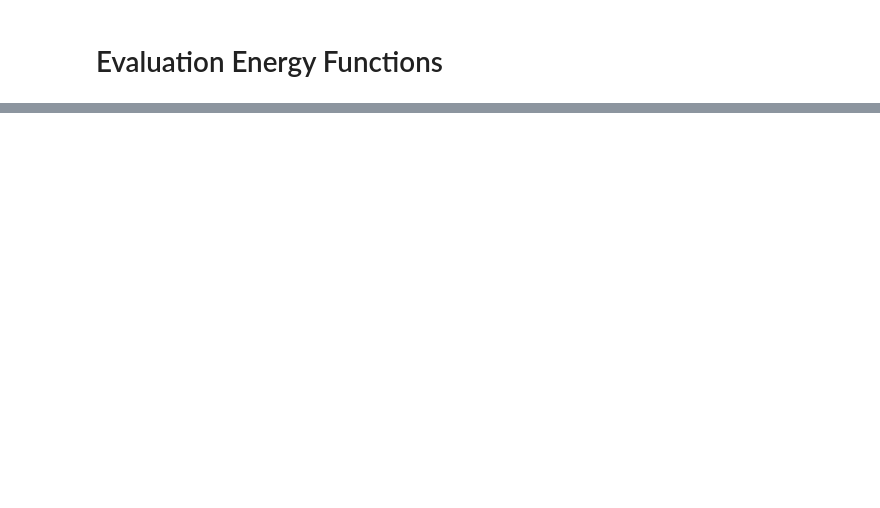
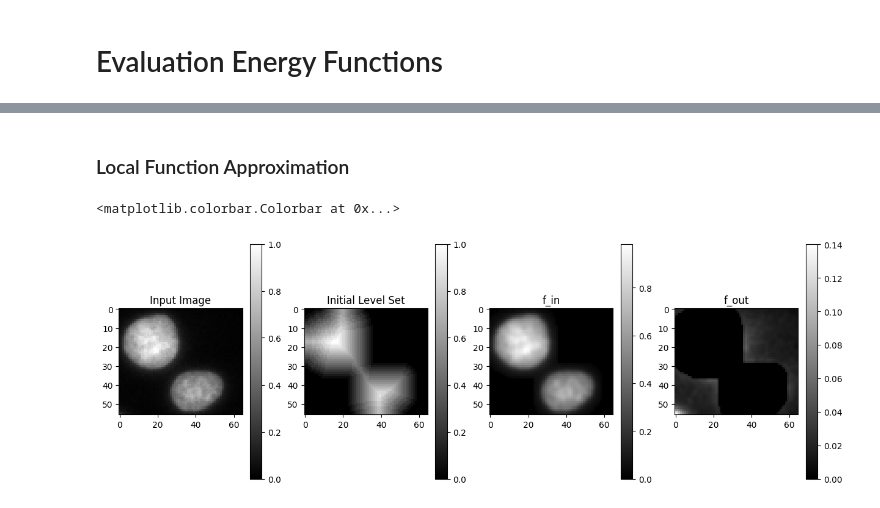
Before and after one commit to laufuentes/medical-image-project, a Jupyter notebook: energy_functions.ipynb, the cells around one changed output, grey strips where cells are left out. Drawn from its saved outputs; the diff is of its cells as text; code cells hidden in the pictures; blank space fills up the shorter version.

```diff
--- a/energy_functions.ipynb
+++ b/energy_functions.ipynb
@@ -49,0 +90,25 @@ force1.compute_force(initial_level_set>0).shape
+# %% [markdown]
+### Local Function Approximation
+# %%
+f_in = force3.f_in()
+f_out = force3.f_out()
+fig, ax = plt.subplots(1,4, figsize=(15,5))
+
+ax[0].set_title('Input Image')
+pos = ax[0].imshow(image, 'gray')
+fig.colorbar(pos, ax=ax[0])
+
+ax[1].set_title('Initial Level Set')
+pos = ax[1].imshow(initial_level_set, 'gray')
+fig.colorbar(pos, ax=ax[1])
+
+ax[2].set_title('f_in')
+pos = ax[2].imshow(f_in, 'gray')
+fig.colorbar(pos, ax=ax[2])
+
+ax[3].set_title('f_out')
+pos = ax[3].imshow(f_out, 'gray')
+fig.colorbar(pos, ax=ax[3])
+# %% [output]
+<matplotlib.colorbar.Colorbar at 0x...>
+[figure, added]
```
Also changed, not shown: parts of 11 cells of this notebook, 2 other files.
